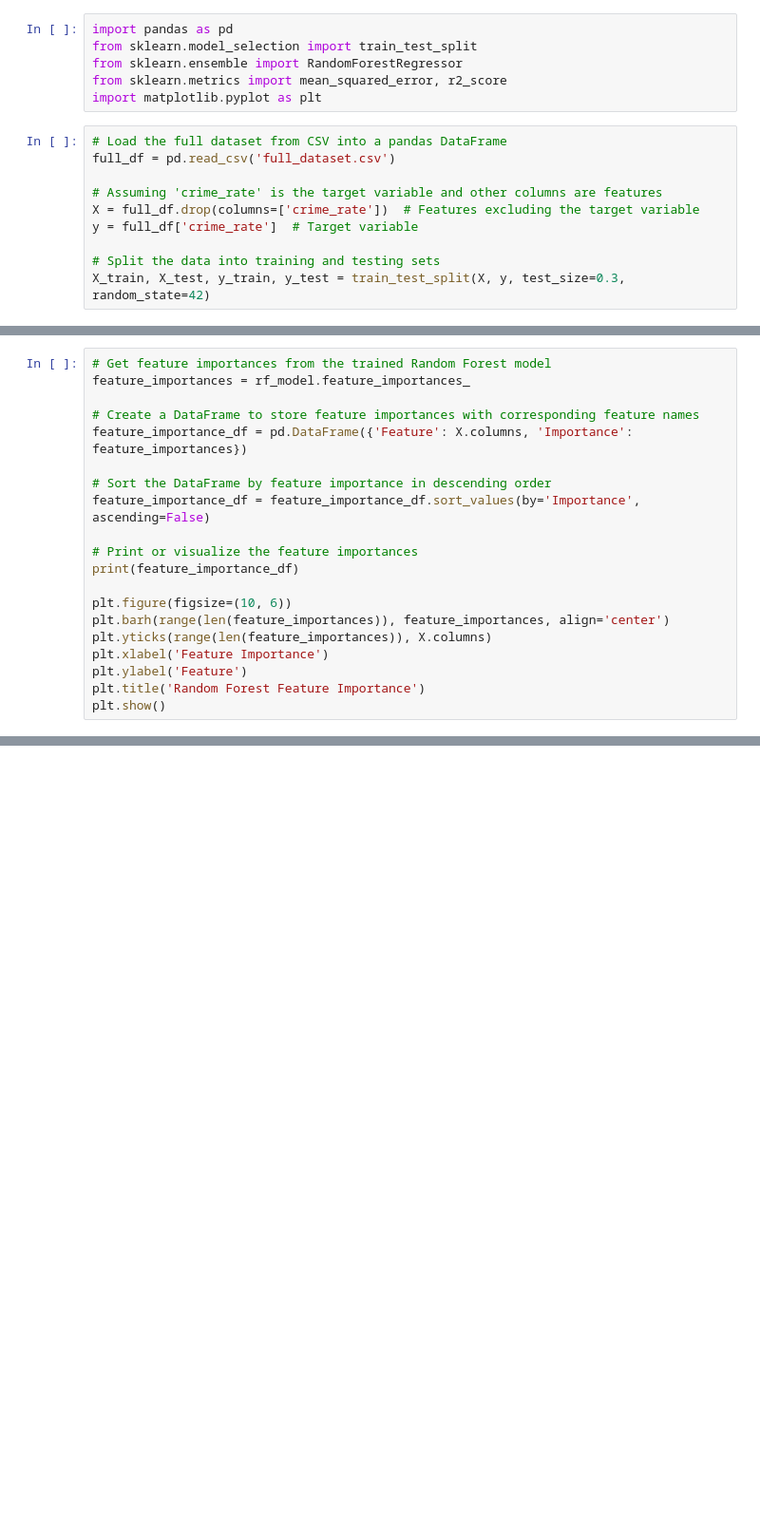
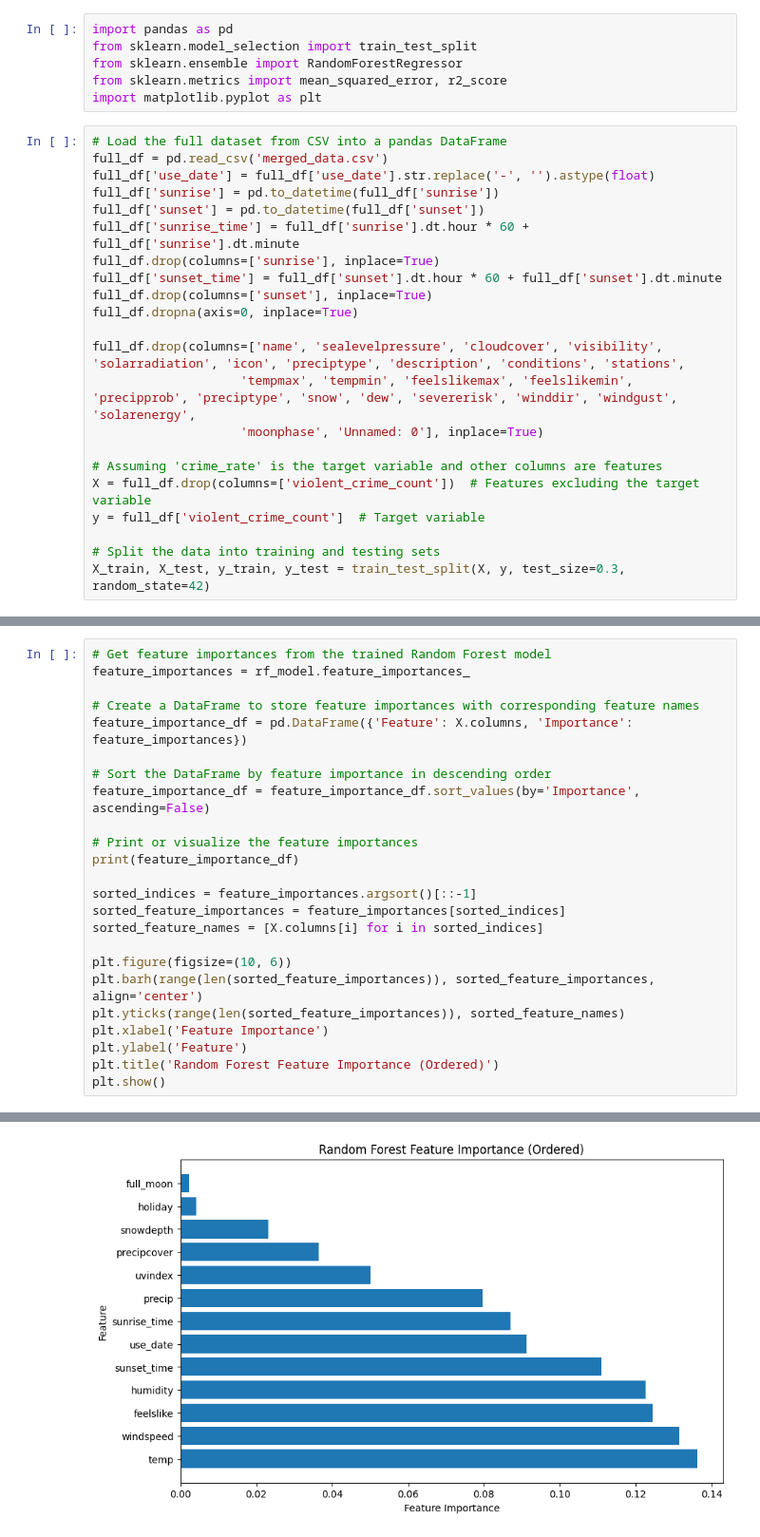
Before and after one commit to annleealbod/case_study_486, a Jupyter notebook: random_forest.ipynb, the cells around one changed output, grey strips where cells are left out. Shown: that part at 95% size. Saved outputs shown, nothing was run; the diff lists cells and outputs as text; blank space fills up the shorter version.

Commit message:
completed random forest

```diff
--- a/random_forest.ipynb
+++ b/random_forest.ipynb
@@ -6,11 +6,23 @@ from sklearn.metrics import mean_squared_error, r2_score
 import matplotlib.pyplot as plt
 # %%
 # Load the full dataset from CSV into a pandas DataFrame
-full_df = pd.read_csv('full_dataset.csv')
+full_df = pd.read_csv('merged_data.csv')
+full_df['use_date'] = full_df['use_date'].str.replace('-', '').astype(float)
+full_df['sunrise'] = pd.to_datetime(full_df['sunrise'])
+full_df['sunset'] = pd.to_datetime(full_df['sunset'])
+full_df['sunrise_time'] = full_df['sunrise'].dt.hour * 60 + full_df['sunrise'].dt.minute
+full_df.drop(columns=['sunrise'], inplace=True)
+full_df['sunset_time'] = full_df['sunset'].dt.hour * 60 + full_df['sunset'].dt.minute
+full_df.drop(columns=['sunset'], inplace=True)
+full_df.dropna(axis=0, inplace=True)
+
+full_df.drop(columns=['name', 'sealevelpressure', 'cloudcover', 'visibility', 'solarradiation', 'icon', 'preciptype', 'description', 'conditions', 'stations',
+                    'tempmax', 'tempmin', 'feelslikemax', 'feelslikemin', 'precipprob', 'preciptype', 'snow', 'dew', 'severerisk', 'winddir', 'windgust', 'solarenergy',
+                    'moonphase', 'Unnamed: 0'], inplace=True)
 
 # Assuming 'crime_rate' is the target variable and other columns are features
-X = full_df.drop(columns=['crime_rate'])  # Features excluding the target variable
-y = full_df['crime_rate']  # Target variable
+X = full_df.drop(columns=['violent_crime_count'])  # Features excluding the target variable
+y = full_df['violent_crime_count']  # Target variable
 
 # Split the data into training and testing sets
 X_train, X_test, y_train, y_test = train_test_split(X, y, test_size=0.3, random_state=42)
@@ -43,10 +58,15 @@ feature_importance_df = feature_importance_df.sort_values(by='Importance', ascen
 # Print or visualize the feature importances
 print(feature_importance_df)
 
+sorted_indices = feature_importances.argsort()[::-1]
+sorted_feature_importances = feature_importances[sorted_indices]
+sorted_feature_names = [X.columns[i] for i in sorted_indices]
+
 plt.figure(figsize=(10, 6))
-plt.barh(range(len(feature_importances)), feature_importances, align='center')
-plt.yticks(range(len(feature_importances)), X.columns)
+plt.barh(range(len(sorted_feature_importances)), sorted_feature_importances, align='center')
+plt.yticks(range(len(sorted_feature_importances)), sorted_feature_names)
 plt.xlabel('Feature Importance')
 plt.ylabel('Feature')
-plt.title('Random Forest Feature Importance')
+plt.title('Random Forest Feature Importance (Ordered)')
 plt.show()
+# %% [output]
@@ -52,0 +87 @@ plt.show()
+[figure, added]
```
Also changed, not shown: parts of 2 cells of this notebook.
